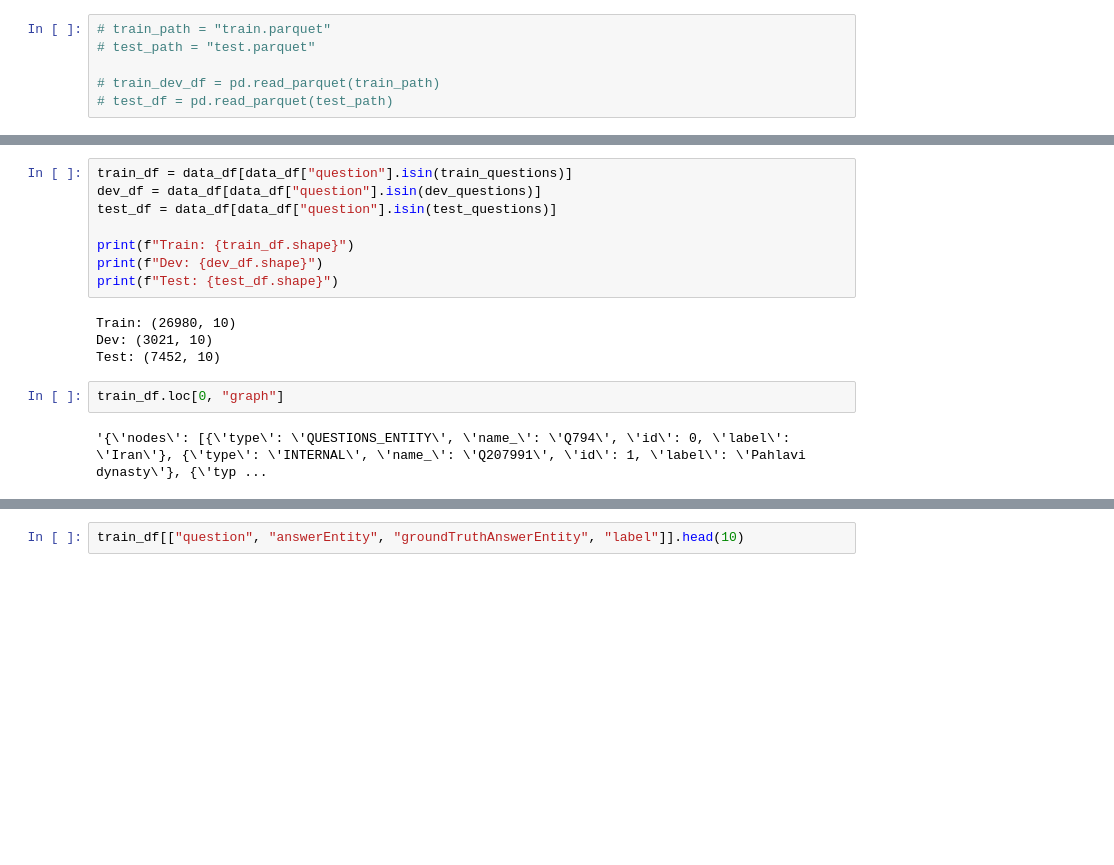
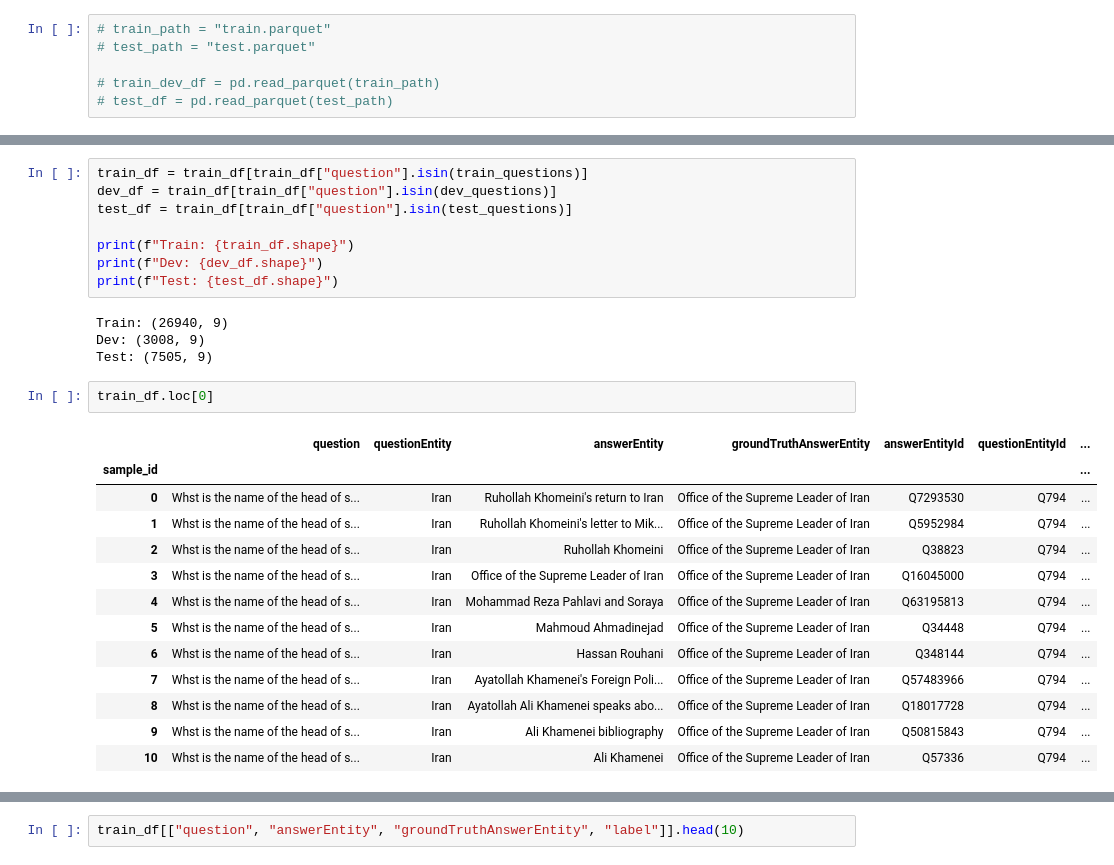
Before and after one commit to ReylordDev/TextGraphs17-shared-task-main, a Jupyter notebook: baselines/bert_baselines.ipynb, the cells around one changed output, grey strips where cells are left out. Saved outputs shown, nothing was run; the diff lists cells and outputs as text; blank space fills up the shorter version.

```diff
--- a/baselines/bert_baselines.ipynb
+++ b/baselines/bert_baselines.ipynb
@@ -86,19 +87,31 @@ NameError: name 'num_questions' is not defined
 # %%
-train_df = data_df[data_df["question"].isin(train_questions)]
-dev_df = data_df[data_df["question"].isin(dev_questions)]
-test_df = data_df[data_df["question"].isin(test_questions)]
+train_df = train_df[train_df["question"].isin(train_questions)]
+dev_df = train_df[train_df["question"].isin(dev_questions)]
+test_df = train_df[train_df["question"].isin(test_questions)]
 
 print(f"Train: {train_df.shape}")
 print(f"Dev: {dev_df.shape}")
 print(f"Test: {test_df.shape}")
 # %% [output]
-Train: (26980, 10)
-Dev: (3021, 10)
-Test: (7452, 10)
+Train: (26940, 9)
+Dev: (3008, 9)
+Test: (7505, 9)
 # %%
-train_df.loc[0, "graph"]
+train_df.loc[0]
 # %% [output]
-'{\'nodes\': [{\'type\': \'QUESTIONS_ENTITY\', \'name_\': \'Q794\', \'id\': 0, \'label\': \'Iran\'}, {\'type\': \'INTERNAL\', \'name_\': \'Q207991\', \'id\': 1, \'label\': \'Pahlavi dynasty\'}, {\'typ ...
+|  | question | questionEntity | answerEntity | groundTruthAnswerEntity | answerEntityId | questionEntityId | ... |
+| sample_id |  |  |  |  |  |  | ... |
+| 0 | Whst is the name of the head of s... | Iran | Ruhollah Khomeini's return to Iran | Office of the Supreme Leader of Iran | Q7293530 | Q794 | ... |
+| 1 | Whst is the name of the head of s... | Iran | Ruhollah Khomeini's letter to Mik... | Office of the Supreme Leader of Iran | Q5952984 | Q794 | ... |
+| 2 | Whst is the name of the head of s... | Iran | Ruhollah Khomeini | Office of the Supreme Leader of Iran | Q38823 | Q794 | ... |
+| 3 | Whst is the name of the head of s... | Iran | Office of the Supreme Leader of Iran | Office of the Supreme Leader of Iran | Q16045000 | Q794 | ... |
+| 4 | Whst is the name of the head of s... | Iran | Mohammad Reza Pahlavi and Soraya | Office of the Supreme Leader of Iran | Q63195813 | Q794 | ... |
+| 5 | Whst is the name of the head of s... | Iran | Mahmoud Ahmadinejad | Office of the Supreme Leader of Iran | Q34448 | Q794 | ... |
+| 6 | Whst is the name of the head of s... | Iran | Hassan Rouhani | Office of the Supreme Leader of Iran | Q348144 | Q794 | ... |
+| 7 | Whst is the name of the head of s... | Iran | Ayatollah Khamenei's Foreign Poli... | Office of the Supreme Leader of Iran | Q57483966 | Q794 | ... |
+| 8 | Whst is the name of the head of s... | Iran | Ayatollah Ali Khamenei speaks abo... | Office of the Supreme Leader of Iran | Q18017728 | Q794 | ... |
+| 9 | Whst is the name of the head of s... | Iran | Ali Khamenei bibliography | Office of the Supreme Leader of Iran | Q50815843 | Q794 | ... |
+| 10 | Whst is the name of the head of s... | Iran | Ali Khamenei | Office of the Supreme Leader of Iran | Q57336 | Q794 | ... |
 # %%
 train_df.head()
 # %% [output]
```
Also changed, not shown: parts of 8 cells of this notebook.
